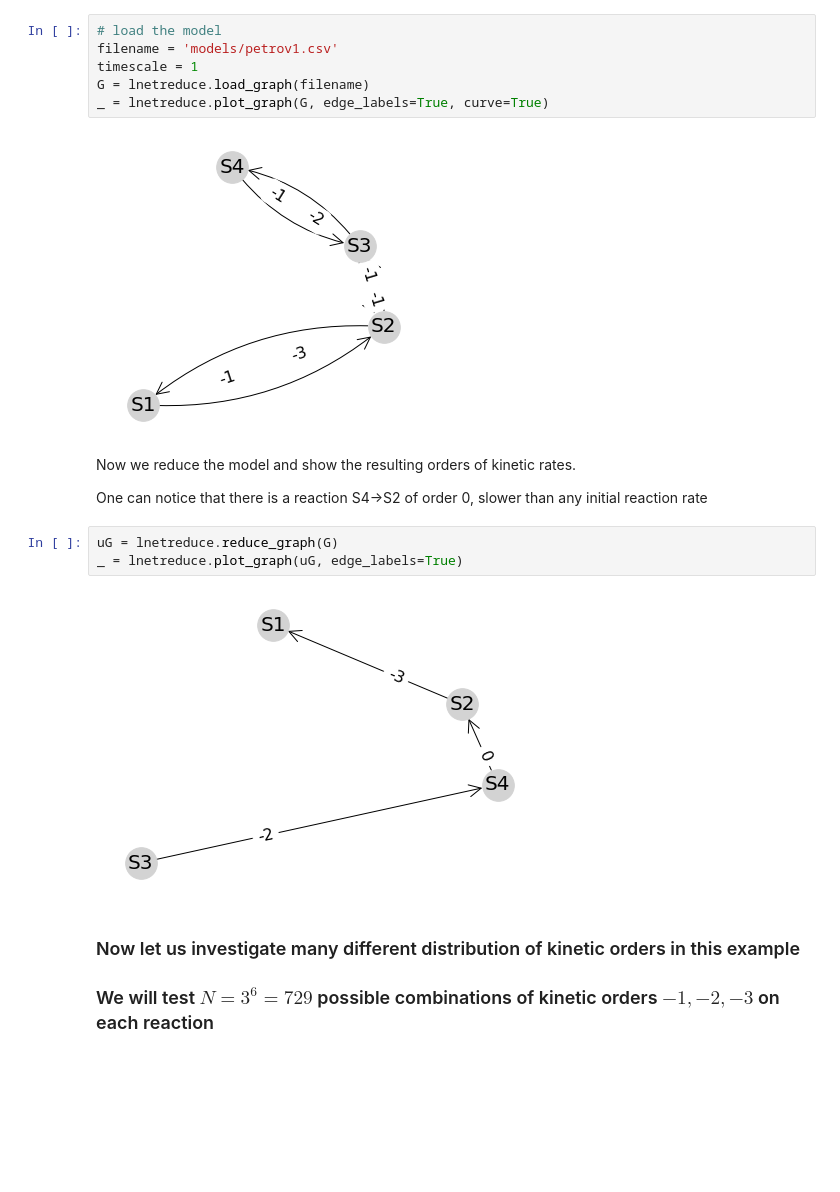
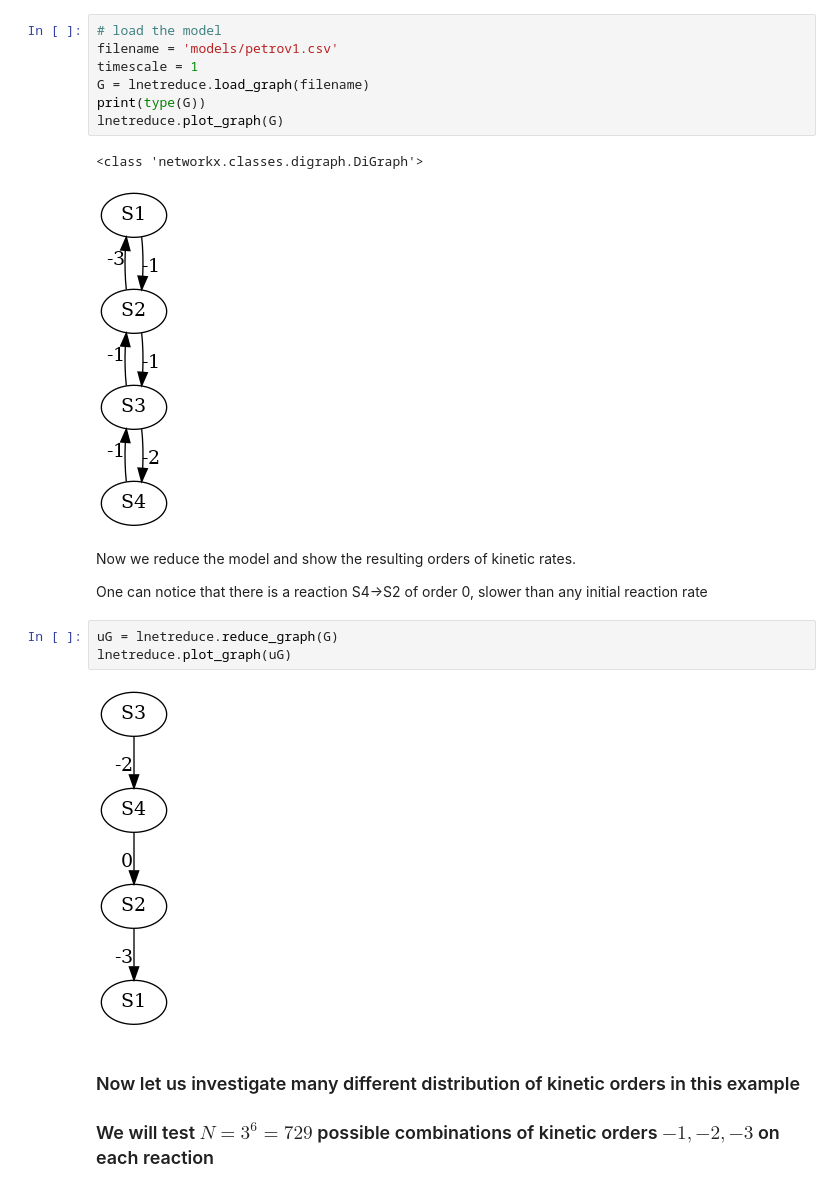
Before and after one commit to oradules/LNetReduce, a Jupyter notebook: Example_Petrov_paper.ipynb, the cells around one changed output. Saved outputs shown, nothing was run; the diff lists cells and outputs as text; blank space fills up the shorter version.

```diff
--- a/Example_Petrov_paper.ipynb
+++ b/Example_Petrov_paper.ipynb
@@ -12,20 +22,22 @@ With the $\epsilon$ orders provided in the paper, the reduction algorithm ends u
 # %%
 # load the model
 filename = 'models/petrov1.csv'
 timescale = 1
 G = lnetreduce.load_graph(filename)
-_ = lnetreduce.plot_graph(G, edge_labels=True, curve=True)
+print(type(G))
+lnetreduce.plot_graph(G)
 # %% [output]
+<class 'networkx.classes.digraph.DiGraph'>
-[figure, old version]
+[figure, new version]
 # %% [markdown]
 Now we reduce the model and show the resulting orders of kinetic rates.
 
 One can notice that there is a reaction S4->S2 of order 0, slower than any initial reaction rate
 # %%
 uG = lnetreduce.reduce_graph(G)
-_ = lnetreduce.plot_graph(uG, edge_labels=True)
+lnetreduce.plot_graph(uG)
 # %% [output]
-[figure, old version]
+[figure, new version]
 # %% [markdown]
 ### Now let us investigate many different distribution of kinetic orders in this example
 ### We will test $N=3^6=729$ possible combinations of kinetic orders $-1,-2,-3$ on each reaction
```
Also changed, not shown: parts of 3 cells of this notebook.
